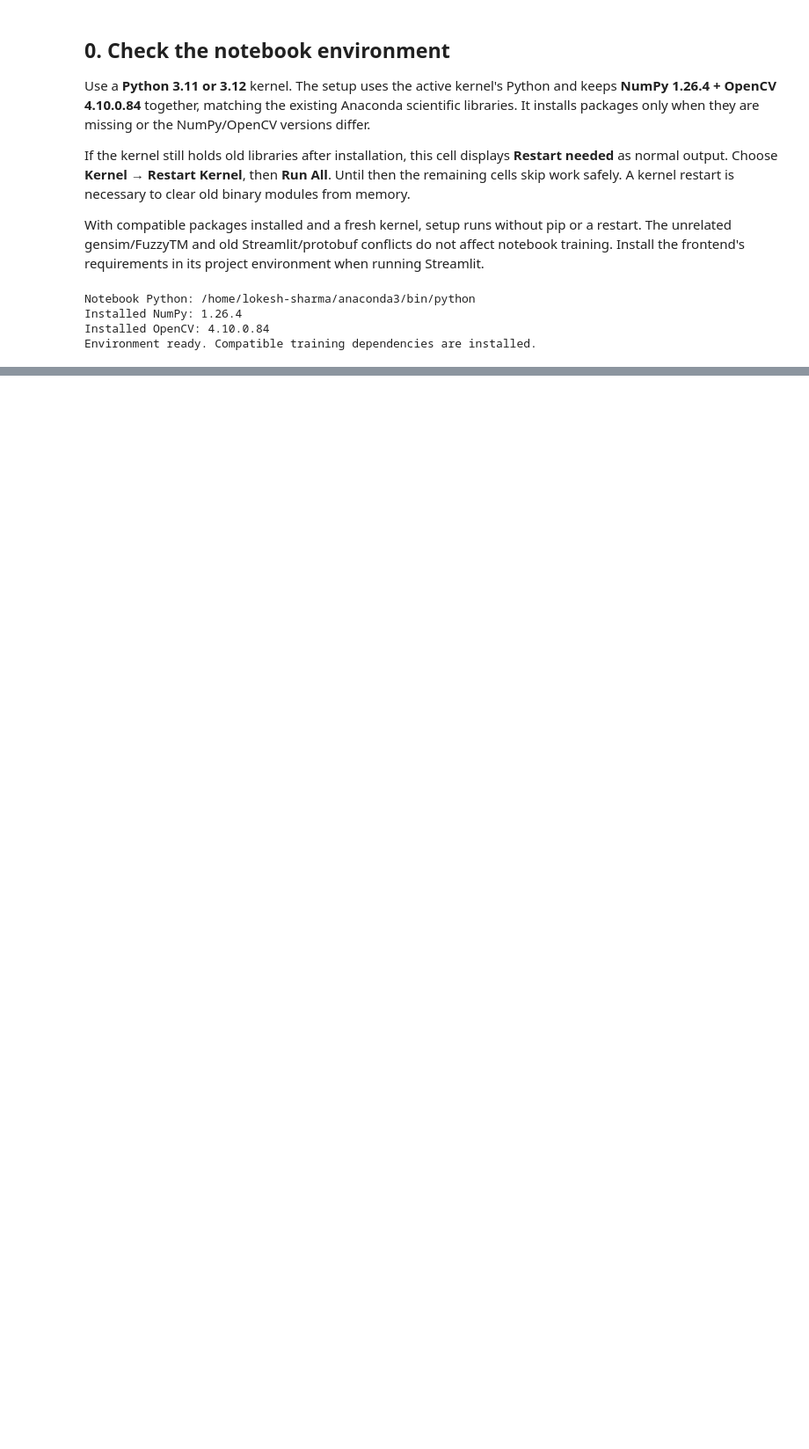
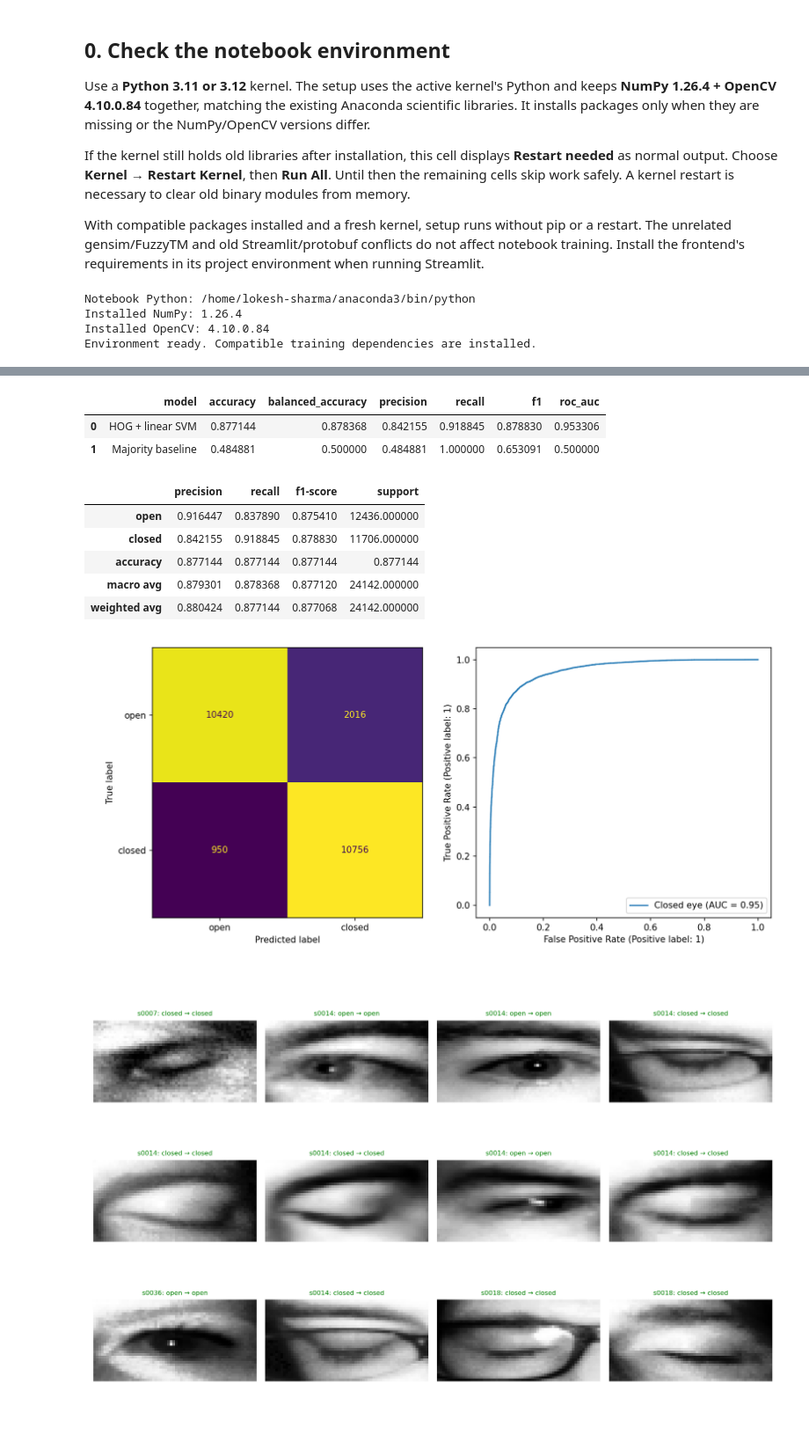
Before and after one commit to NullV-ctor/Drowsiness, a Jupyter notebook: Drowsiness_Model_Training.ipynb, the cells around one changed output, grey strips where cells are left out. Shown at 88% size. Drawn from its saved outputs; the diff is of its cells as text; code cells hidden in the pictures; blank space fills up the shorter version.

```diff
--- a/Drowsiness_Model_Training.ipynb
+++ b/Drowsiness_Model_Training.ipynb
@@ -489,0 +304,14 @@ References: [LinearSVC](https://scikit-learn.org/stable/modules/generated/sklear
+# %%
+MODEL_READY = EVALUATION_READY = EXPORT_READY = False
+if SPLIT_READY:
+    model, selected_params, cv_folds, cv_summary, cv_membership = train_group_cv(
+        development, folds=CV_FOLDS, seed=SEED
+    )
+    cv_folds.to_csv(REPORT_DIR / "cv_fold_results.csv", index=False)
+    cv_summary.to_csv(REPORT_DIR / "validation_trials.csv", index=False)
+    cv_membership.to_csv(REPORT_DIR / "cv_membership.csv", index=False)
+    display(cv_summary.sort_values("mean_balanced_accuracy", ascending=False))
+    print("Selected settings:", selected_params)
+    MODEL_READY = True
+else:
+    print("Training skipped: person-separated development data is not ready.")
@@ -489,0 +354,49 @@ References: [LinearSVC](https://scikit-learn.org/stable/modules/generated/sklear
+# %%
+EVALUATION_READY = EXPORT_READY = False
+if MODEL_READY:
+    import hashlib
+
+    fingerprint = hashlib.sha256(
+        "\n".join(sorted(dataset.relative_path + ":" + dataset.sha256)).encode()
+    ).hexdigest()
+    context = {
+        "seed": SEED,
+        "split_protocol": "Person-held-out test; GroupKFold on development only",
+        "cv_folds": CV_FOLDS,
+        "training_cap_per_person_class": CAP_PER_PERSON_CLASS,
+        "development_available": len(development_all),
+        "dataset_retained": len(dataset),
+        "dataset_fingerprint": fingerprint,
+        "test_downsampled": False,
+    }
+    metrics, comparison = evaluate_and_export(
+        model,
+        selected_params,
+        development,
+        test,
+        REPORT_DIR,
+        MODEL_DIR,
+        cv_summary,
+        context,
+    )
+    display(comparison)
+    display(pd.DataFrame(metrics["classification_report"]).T)
+    display(Image(filename=str(REPORT_DIR / "confusion_matrix.png")))
+    display(Image(filename=str(REPORT_DIR / "example_predictions.png")))
+    print("Saved:", MODEL_DIR / "eye_state_model.npz")
+    print("Reports:", REPORT_DIR)
+    EVALUATION_READY = EXPORT_READY = True
+else:
+    print("Evaluation/export skipped: no model trained in this run.")
+# %% [output]
+|  | model | accuracy | balanced_accuracy | precision | recall | f1 | roc_auc |
+| 0 | HOG + linear SVM | 0.877144 | 0.878368 | 0.842155 | 0.918845 | 0.878830 | 0.953306 |
+| 1 | Majority baseline | 0.484881 | 0.500000 | 0.484881 | 1.000000 | 0.653091 | 0.500000 |
+|  | precision | recall | f1-score | support |
+| open | 0.916447 | 0.837890 | 0.875410 | 12436.000000 |
+| closed | 0.842155 | 0.918845 | 0.878830 | 11706.000000 |
+| accuracy | 0.877144 | 0.877144 | 0.877144 | 0.877144 |
+| macro avg | 0.879301 | 0.878368 | 0.877120 | 24142.000000 |
+| weighted avg | 0.880424 | 0.877144 | 0.877068 | 24142.000000 |
+[figure, added]
+[figure, added]
```
Also changed, not shown: parts of 31 cells of this notebook, 28 other files.
